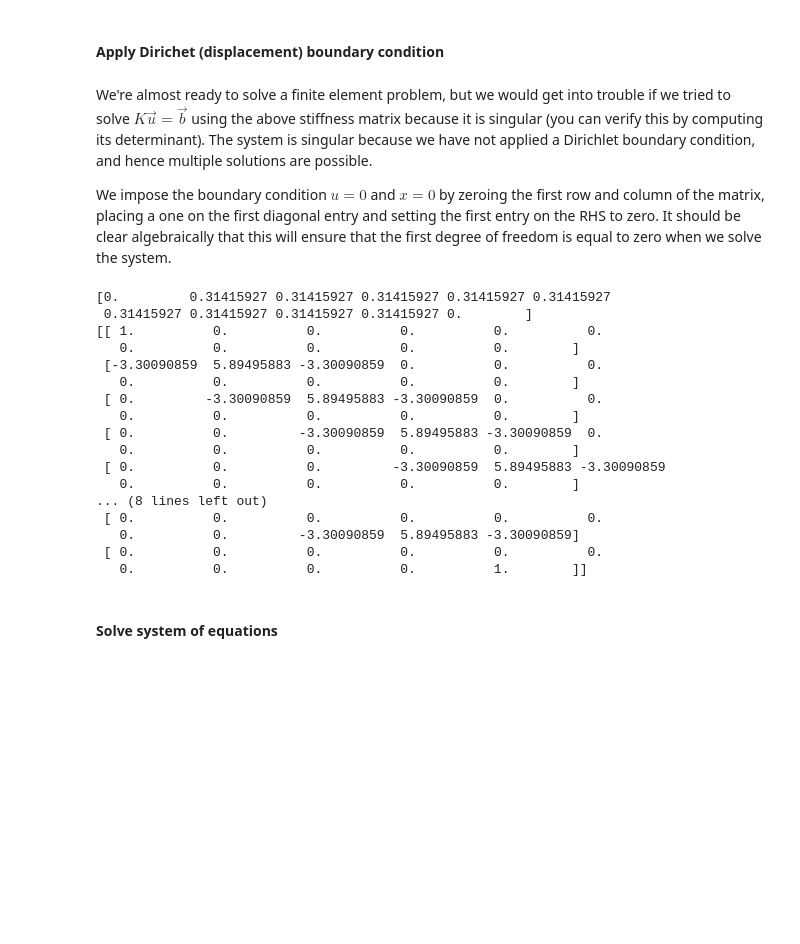
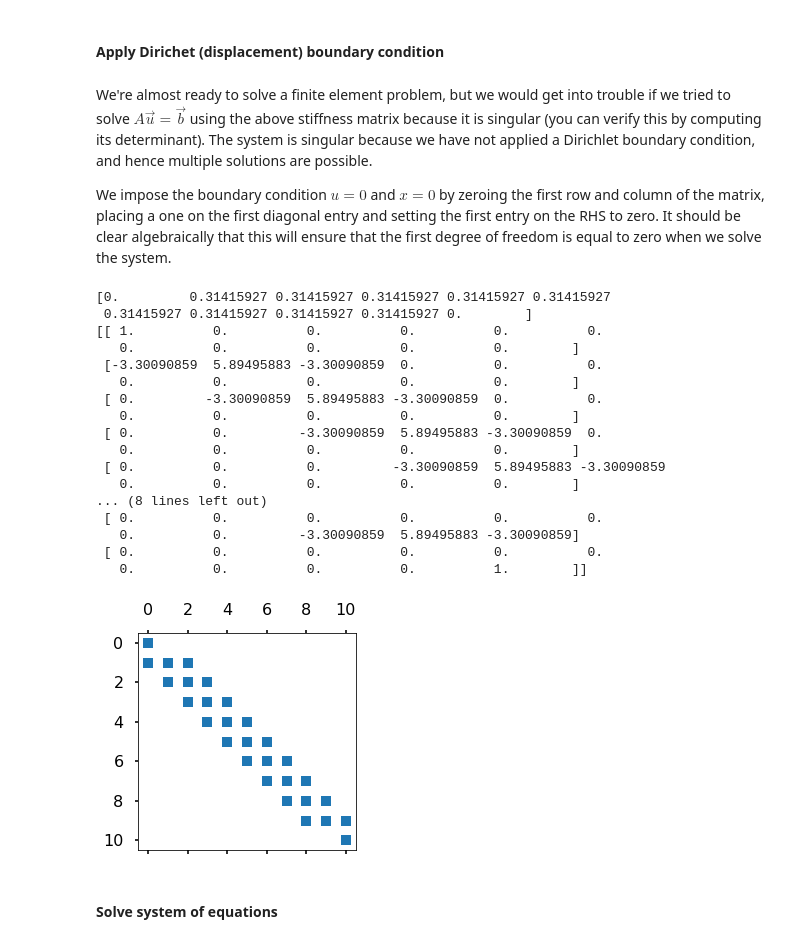
Before and after one commit to maprieto/SoftwareProfesionalAcustica, a Jupyter notebook: notebooks/FEM_method.ipynb, the cells around one changed output. Drawn from its saved outputs; the diff is of its cells as text; code cells hidden in the pictures; blank space fills up the shorter version.

```diff
--- a/notebooks/FEM_method.ipynb
+++ b/notebooks/FEM_method.ipynb
@@ -157,40 +157,47 @@ for element in range(n_cells):
 # %% [markdown]
 #### Apply Dirichet (displacement) boundary condition
 # %% [markdown]
-We're almost ready to solve a finite element problem, but we would get into trouble if we tried to solve $K \vec{u} = \vec{b}$ using the above stiffness matrix because it is singular (you can verify this by computing its determinant). The system is singular because we have not applied a Dirichlet boundary condition, and hence multiple solutions are possible.
+We're almost ready to solve a finite element problem, but we would get into trouble if we tried to solve $A \vec{u} = \vec{b}$ using the above stiffness matrix because it is singular (you can verify this by computing its determinant). The system is singular because we have not applied a Dirichlet boundary condition, and hence multiple solutions are possible.
 
 We impose the boundary condition $u = 0$ and $x=0$ by zeroing the first row and column of the matrix, placing a one on the first diagonal entry and setting the first entry on the RHS to zero. It should be clear algebraically that this will ensure that the first degree of freedom is equal to zero when we solve the system.
 # %%
 # Get discretization matrix
 A = K - k**2*M
 
 # Block the boundary conditions on b
 b[0] = 0.
 b[-1] = 0.
 print(b)
 
 # Block the boundary conditions on A
 A[0,0] = 1.; A[0,1] = 0.
 A[-1,-1] = 1.; A[-1,-2] = 0.
 print(A.toarray())
+
+# Plot sparse patern
+import matplotlib as mp
+import matplotlib.pyplot as plt
+plt.spy(A)
+plt.show()
 # %% [output]
 [0.         0.31415927 0.31415927 0.31415927 0.31415927 0.31415927
  0.31415927 0.31415927 0.31415927 0.31415927 0.        ]
 [[ 1.          0.          0.          0.          0.          0.
    0.          0.          0.          0.          0.        ]
  [-3.30090859  5.89495883 -3.30090859  0.          0.          0.
    0.          0.          0.          0.          0.        ]
  [ 0.         -3.30090859  5.89495883 -3.30090859  0.          0.
    0.          0.          0.          0.          0.        ]
  [ 0.          0.         -3.30090859  5.89495883 -3.30090859  0.
    0.          0.          0.          0.          0.        ]
  [ 0.          0.          0.         -3.30090859  5.89495883 -3.30090859
    0.          0.          0.          0.          0.        ]
 ... (8 lines left out)
  [ 0.          0.          0.          0.          0.          0.
    0.          0.         -3.30090859  5.89495883 -3.30090859]
  [ 0.          0.          0.          0.          0.          0.
    0.          0.          0.          0.          1.        ]]
+[figure, added]
 # %% [markdown]
 #### Solve system of equations
 # %% [markdown]
```
Also changed, not shown: parts of 1 cell of this notebook, 4 other files.
